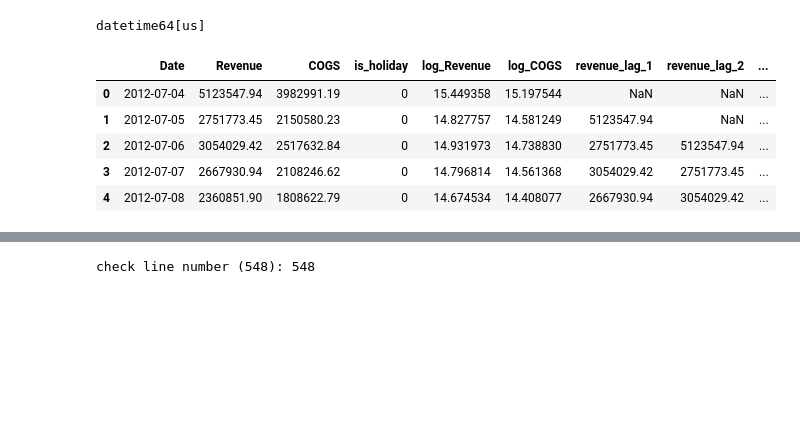
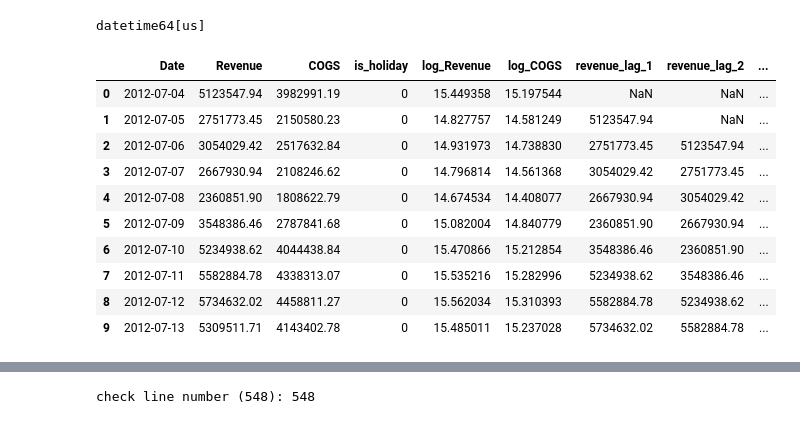
Before and after one commit to Jade2612/DATATHON, a Jupyter notebook: notebooks/03_sales_forecasting.ipynb, the cells around one changed output, grey strips where cells are left out. Saved outputs shown, nothing was run; the diff lists cells and outputs as text; code cells hidden in the pictures; blank space fills up the shorter version.

```diff
--- a/notebooks/03_sales_forecasting.ipynb
+++ b/notebooks/03_sales_forecasting.ipynb
@@ -22,14 +22,19 @@ for lag in [1, 2, 3, 7, 14, 30]:
 for lag in [1, 7, 30]:
     sales[f'cogs_lag_{lag}'] = sales['COGS'].shift(lag)
 # %%
-sales.head()
+sales.head(10)
 # %% [output]
 |  | Date | Revenue | COGS | is_holiday | log_Revenue | log_COGS | revenue_lag_1 | revenue_lag_2 | ... |
 | 0 | 2012-07-04 | 5123547.94 | 3982991.19 | 0 | 15.449358 | 15.197544 | NaN | NaN | ... |
 | 1 | 2012-07-05 | 2751773.45 | 2150580.23 | 0 | 14.827757 | 14.581249 | 5123547.94 | NaN | ... |
 | 2 | 2012-07-06 | 3054029.42 | 2517632.84 | 0 | 14.931973 | 14.738830 | 2751773.45 | 5123547.94 | ... |
 | 3 | 2012-07-07 | 2667930.94 | 2108246.62 | 0 | 14.796814 | 14.561368 | 3054029.42 | 2751773.45 | ... |
 | 4 | 2012-07-08 | 2360851.90 | 1808622.79 | 0 | 14.674534 | 14.408077 | 2667930.94 | 3054029.42 | ... |
+| 5 | 2012-07-09 | 3548386.46 | 2787841.68 | 0 | 15.082004 | 14.840779 | 2360851.90 | 2667930.94 | ... |
+| 6 | 2012-07-10 | 5234938.62 | 4044438.84 | 0 | 15.470866 | 15.212854 | 3548386.46 | 2360851.90 | ... |
+| 7 | 2012-07-11 | 5582884.78 | 4338313.07 | 0 | 15.535216 | 15.282996 | 5234938.62 | 3548386.46 | ... |
+| 8 | 2012-07-12 | 5734632.02 | 4458811.27 | 0 | 15.562034 | 15.310393 | 5582884.78 | 5234938.62 | ... |
+| 9 | 2012-07-13 | 5309511.71 | 4143402.78 | 0 | 15.485011 | 15.237028 | 5734632.02 | 5582884.78 | ... |
 # %%
 # rolling mean
 for w in [7, 14, 30]:
```
Also changed, not shown: parts of 25 cells of this notebook, 6 other files.
